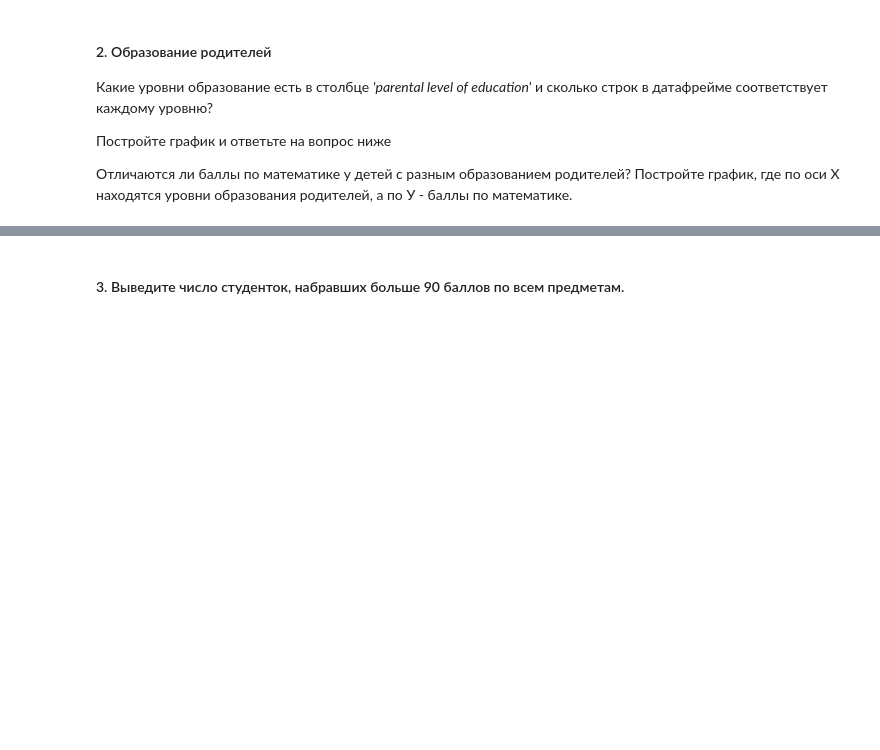
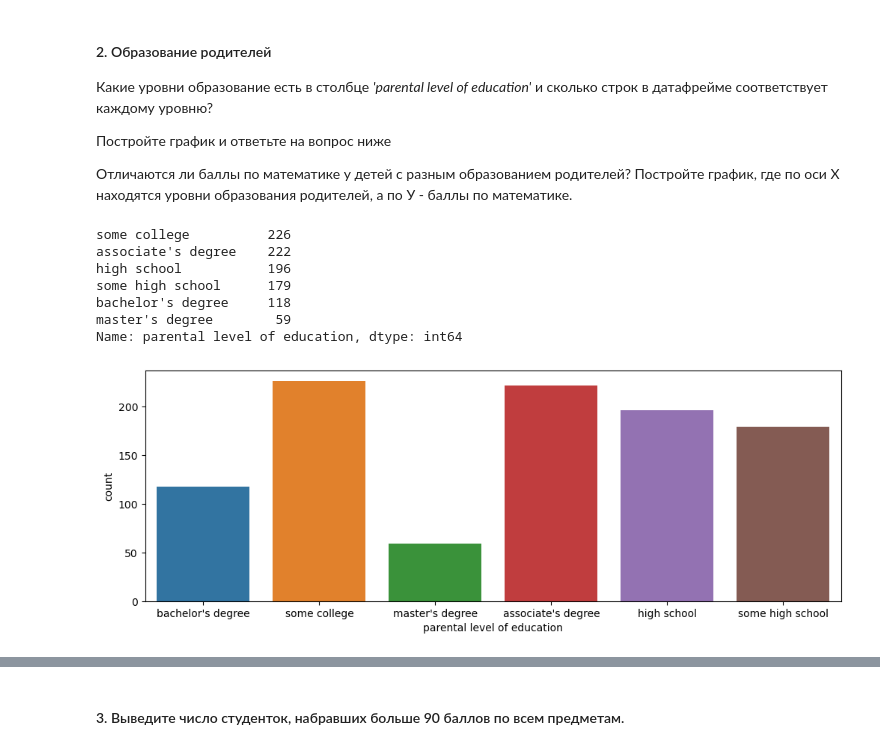
Before and after one commit to sasha-sem/data_mining_lessons, a Jupyter notebook: 1. Введение/4. Практика_Визуальный_анализ_данных_(Matplotlib_Seaborn_Pandas)_Часть_2.ipynb, the cells around one changed output, grey strips where cells are left out. Saved outputs shown, nothing was run; the diff lists cells and outputs as text; code cells hidden in the pictures; blank space fills up the shorter version.

```diff
--- a/1. Введение/4. Практика_Визуальный_анализ_данных_(Matplotlib_Seaborn_Pandas)_Часть_2.ipynb
+++ b/1. Введение/4. Практика_Визуальный_анализ_данных_(Matplotlib_Seaborn_Pandas)_Часть_2.ipynb
@@ -50,3 +80,16 @@ df
 
 Отличаются ли баллы по математике у детей с разным образованием родителей?
 Постройте график, где по оси Х находятся уровни образования родителей, а по У - баллы по математике.
+# %%
+plt.figure(figsize=(12,4))
+sns.countplot(x='parental level of education', data=df)
+df['parental level of education'].value_counts()
+# %% [output]
+some college          226
+associate's degree    222
+high school           196
+some high school      179
+bachelor's degree     118
+master's degree        59
+Name: parental level of education, dtype: int64
+[figure, added]
```
Also changed, not shown: parts of 15 cells of this notebook, 1 other file.
